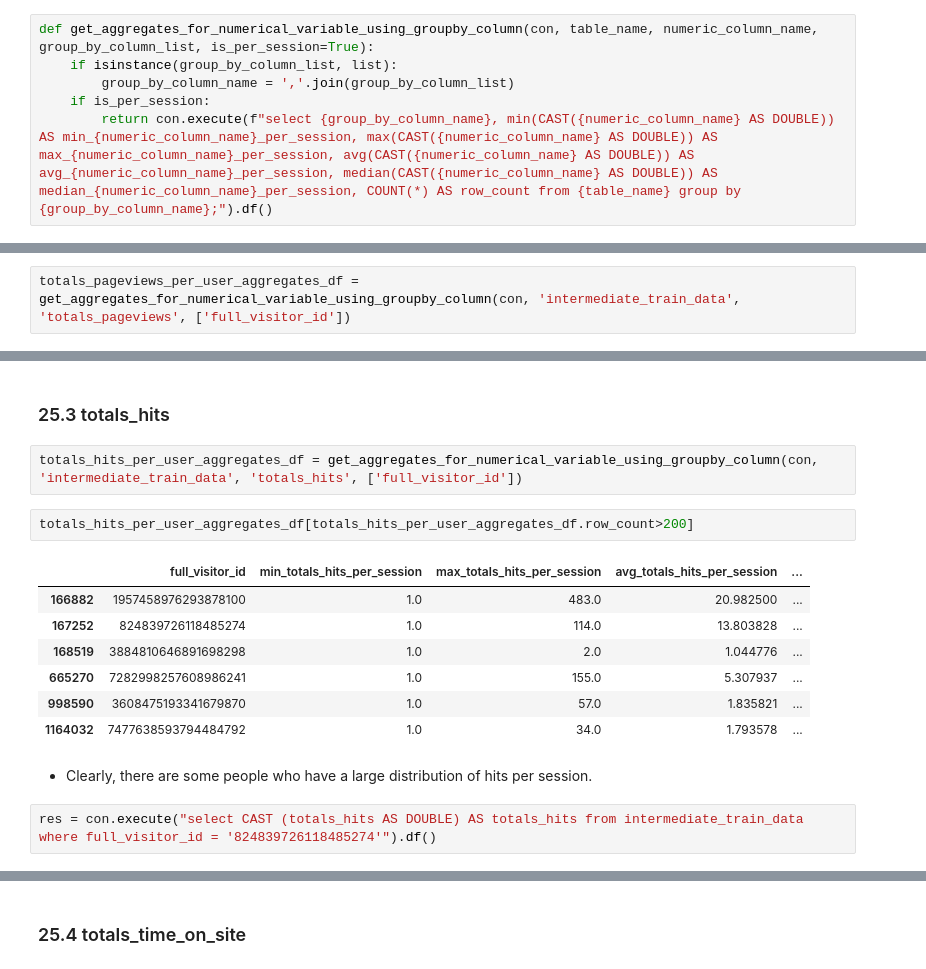
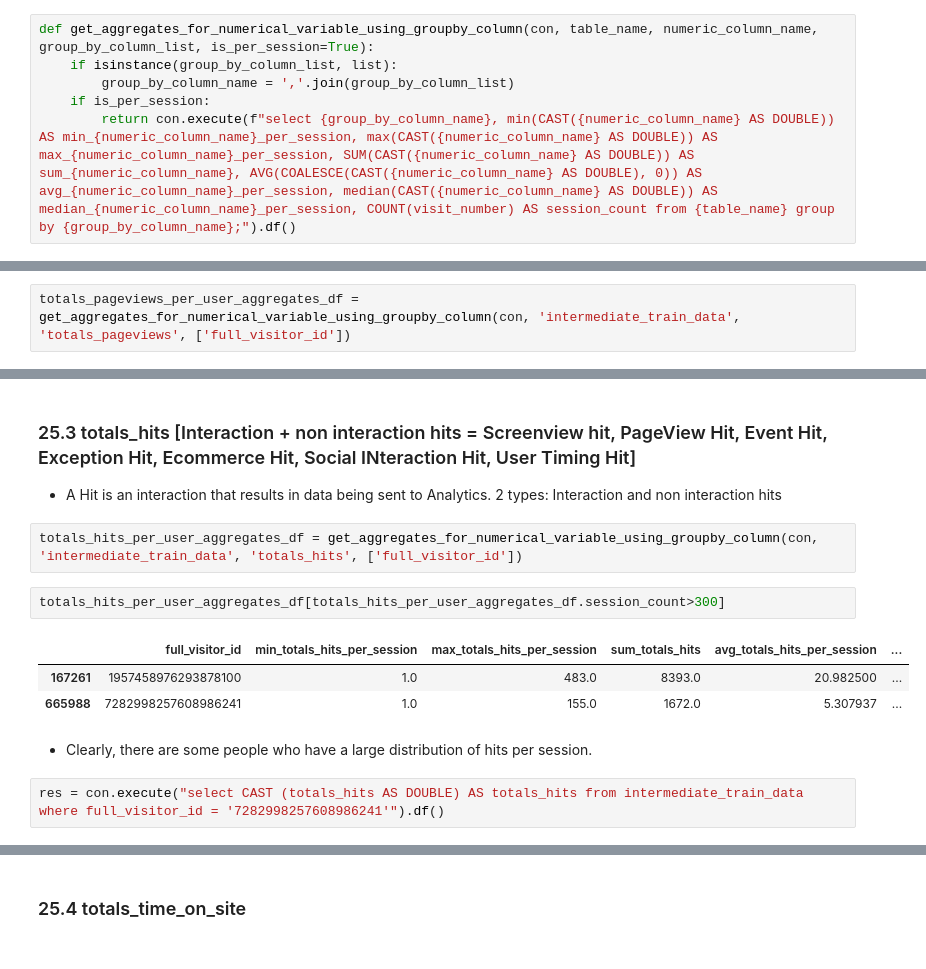
Before and after one commit to hardiksahi/MachineLearning, a Jupyter notebook: kaggle/google-analytics-propensity/notebooks/1_EDA.ipynb, the cells around one changed output, grey strips where cells are left out. Saved outputs shown, nothing was run; the diff lists cells and outputs as text.

```diff
--- a/kaggle/google-analytics-propensity/notebooks/1_EDA.ipynb
+++ b/kaggle/google-analytics-propensity/notebooks/1_EDA.ipynb
@@ -261,7 +261,7 @@ def get_aggregates_for_numerical_variable_using_groupby_column(con, table_name,
     if isinstance(group_by_column_list, list):
         group_by_column_name = ','.join(group_by_column_list)
     if is_per_session:
-        return con.execute(f"select {group_by_column_name}, min(CAST({numeric_column_name} AS DOUBLE)) AS min_{numeric_column_name}_per_session, max(CAST({numeric_column_name} AS DOUBLE)) AS max_{numeric_column_name}_per_session, avg(CAST({numeric_column_name} AS DOUBLE)) AS avg_{numeric_column_name}_per_session, median(CAST({numeric_column_name} AS DOUBLE)) AS median_{numeric_column_name}_per_session, COUNT(*) AS row_count from {table_name} group by {group_by_column_name};").df()
+        return con.execute(f"select {group_by_column_name}, min(CAST({numeric_column_name} AS DOUBLE)) AS min_{numeric_column_name}_per_session, max(CAST({numeric_column_name} AS DOUBLE)) AS max_{numeric_column_name}_per_session, SUM(CAST({numeric_column_name} AS DOUBLE)) AS sum_{numeric_column_name}, AVG(COALESCE(CAST({numeric_column_name} AS DOUBLE), 0)) AS avg_{numeric_column_name}_per_session, median(CAST({numeric_column_name} AS DOUBLE)) AS median_{numeric_column_name}_per_session, COUNT(visit_number) AS session_count from {table_name} group by {group_by_column_name};").df()
 # %% [markdown]
 ## Create a connection to duckdb file and register intermediate data that is the result of handle_raw_data pipeline
 # %%
@@ -746,21 +989,18 @@ totals_pageviews_per_user_aggregates_df[totals_pageviews_per_user_aggregates_df.
 # %% [markdown]
-### 25.3 totals_hits
+### 25.3 totals_hits [Interaction + non interaction hits = Screenview hit, PageView Hit, Event Hit, Exception Hit, Ecommerce Hit, Social INteraction Hit, User Timing Hit]
+- A Hit is an interaction that results in data being sent to Analytics. 2 types: Interaction and non interaction hits
 # %%
 totals_hits_per_user_aggregates_df = get_aggregates_for_numerical_variable_using_groupby_column(con, 'intermediate_train_data', 'totals_hits', ['full_visitor_id'])
 # %%
-totals_hits_per_user_aggregates_df[totals_hits_per_user_aggregates_df.row_count>200]
+totals_hits_per_user_aggregates_df[totals_hits_per_user_aggregates_df.session_count>300]
 # %% [output]
-|  | full_visitor_id | min_totals_hits_per_session | max_totals_hits_per_session | avg_totals_hits_per_session | ... |
-| 166882 | 1957458976293878100 | 1.0 | 483.0 | 20.982500 | ... |
-| 167252 | 824839726118485274 | 1.0 | 114.0 | 13.803828 | ... |
-| 168519 | 3884810646891698298 | 1.0 | 2.0 | 1.044776 | ... |
-| 665270 | 7282998257608986241 | 1.0 | 155.0 | 5.307937 | ... |
-| 998590 | 3608475193341679870 | 1.0 | 57.0 | 1.835821 | ... |
-| 1164032 | 7477638593794484792 | 1.0 | 34.0 | 1.793578 | ... |
+|  | full_visitor_id | min_totals_hits_per_session | max_totals_hits_per_session | sum_totals_hits | avg_totals_hits_per_session | ... |
+| 167261 | 1957458976293878100 | 1.0 | 483.0 | 8393.0 | 20.982500 | ... |
+| 665988 | 7282998257608986241 | 1.0 | 155.0 | 1672.0 | 5.307937 | ... |
 # %% [markdown]
 - Clearly, there are some people who have a large distribution of hits per session.
 # %%
-res = con.execute("select CAST (totals_hits AS DOUBLE) AS totals_hits from intermediate_train_data where full_visitor_id = '824839726118485274'").df()
+res = con.execute("select CAST (totals_hits AS DOUBLE) AS totals_hits from intermediate_train_data where full_visitor_id = '7282998257608986241'").df()
 # %%
 sns.histplot(data=res, x='totals_hits').set(title='Example distribution of totals_hits for full_visitor_id = 824839726118485274')
 # %% [output]
```
Also changed, not shown: parts of 65 cells of this notebook.
